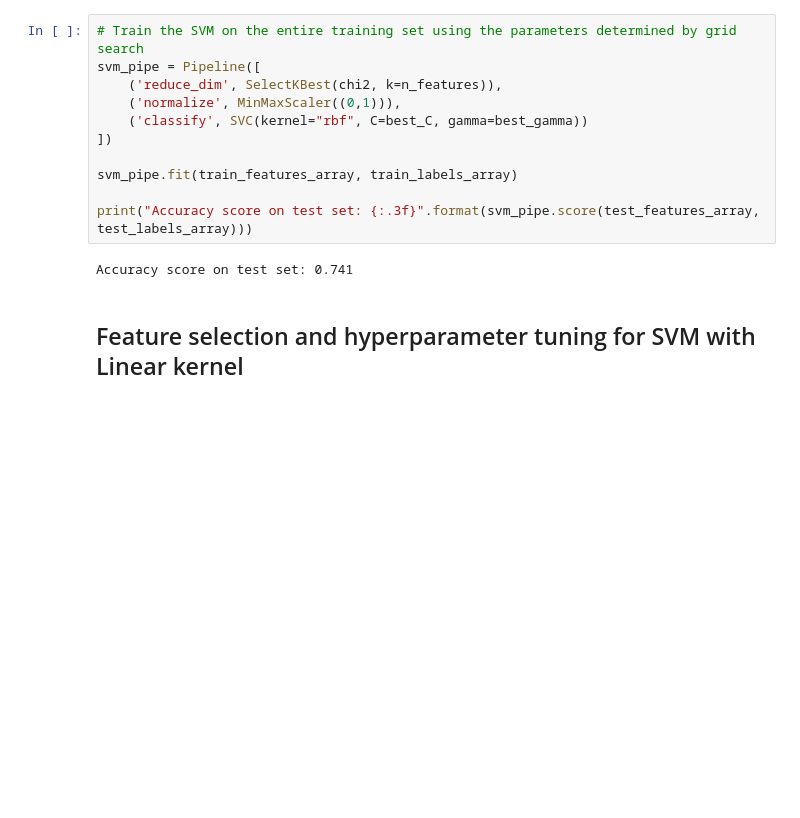
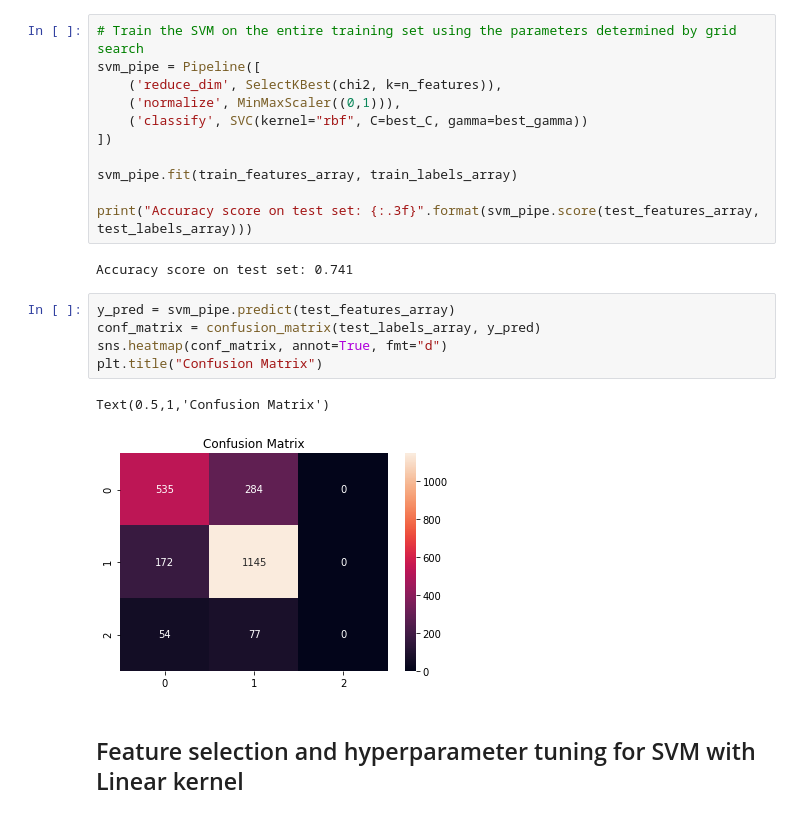
Before and after one commit to jamestran201/Soccer-Match-Prediction, a Jupyter notebook: EDA Events.ipynb, the cells around one changed output. Drawn from its saved outputs; the diff is of its cells as text; blank space fills up the shorter version.

Commit message:
Add confusion matrix

```diff
--- a/EDA Events.ipynb
+++ b/EDA Events.ipynb
@@ -272,6 +272,14 @@ svm_pipe.fit(train_features_array, train_labels_array)
 print("Accuracy score on test set: {:.3f}".format(svm_pipe.score(test_features_array, test_labels_array)))
 # %% [output]
 Accuracy score on test set: 0.741
+# %%
+y_pred = svm_pipe.predict(test_features_array)
+conf_matrix = confusion_matrix(test_labels_array, y_pred)
+sns.heatmap(conf_matrix, annot=True, fmt="d")
+plt.title("Confusion Matrix")
+# %% [output]
+Text(0.5,1,'Confusion Matrix')
+[figure, added]
 # %% [markdown]
 ## Feature selection and hyperparameter tuning for SVM with Linear kernel
 # %%
```
Also changed, not shown: parts of 4 cells of this notebook.
